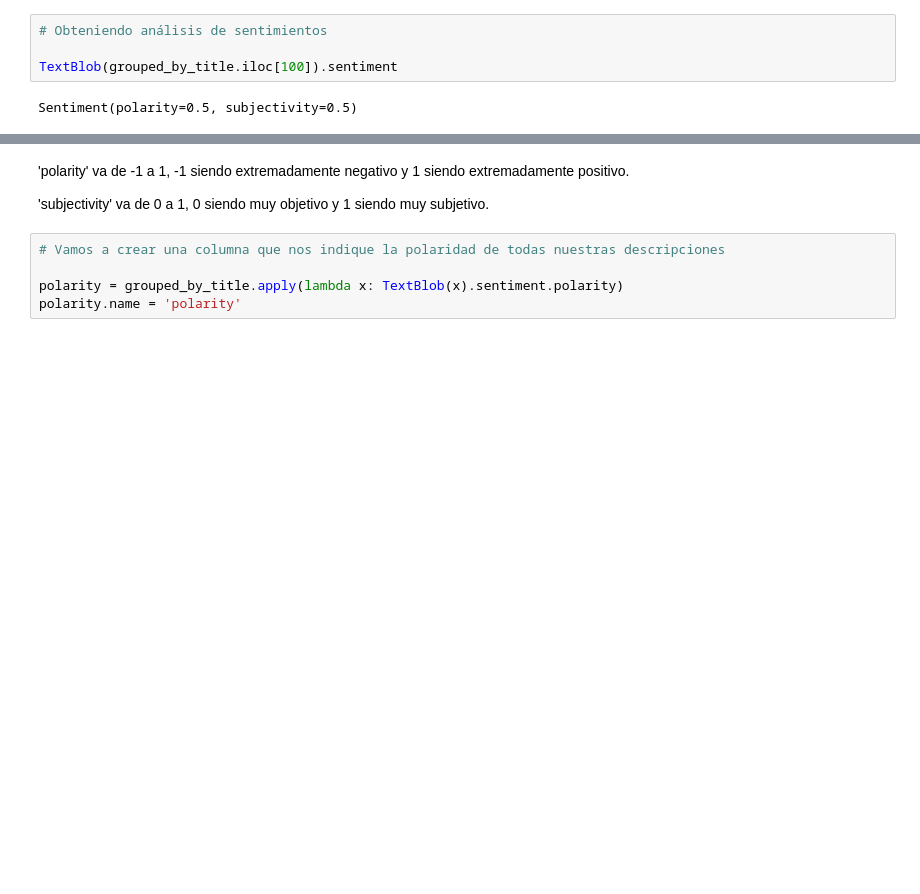
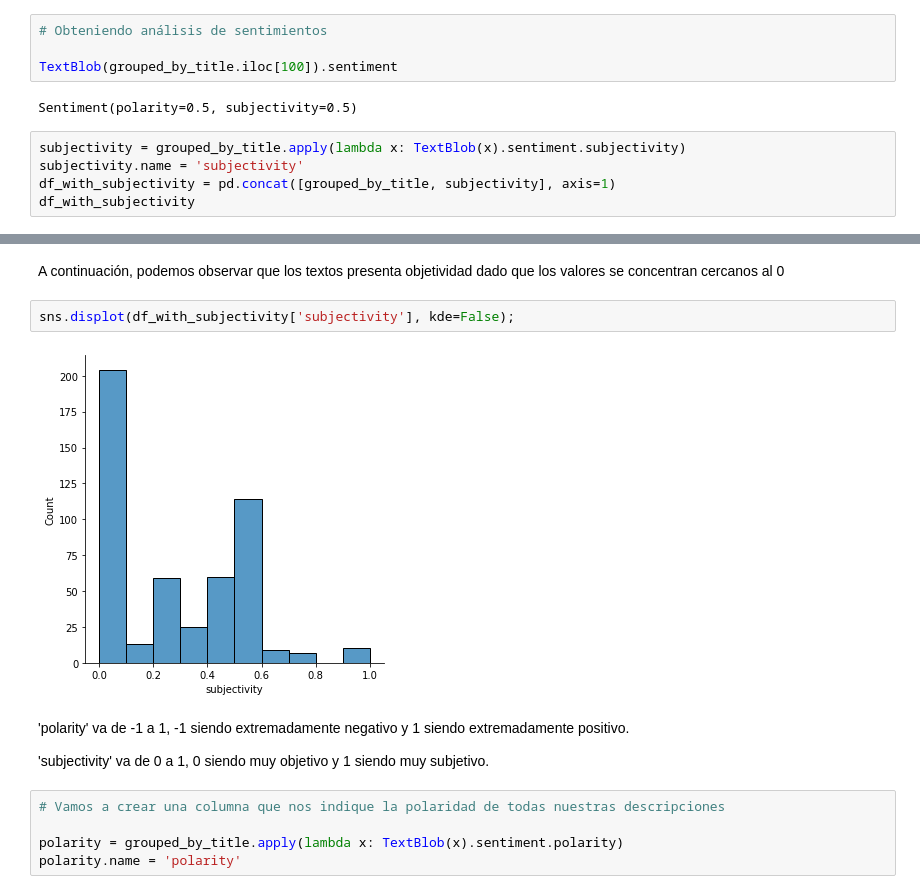
Before and after one commit to William2206/BEDU_Prototype_Data_Analysis, a Jupyter notebook: codigos/analisis_de_sentimientos_Infonavit.ipynb, the cells around one changed output, grey strips where cells are left out. Drawn from its saved outputs; the diff is of its cells as text; blank space fills up the shorter version.

```diff
--- a/codigos/analisis_de_sentimientos_Infonavit.ipynb
+++ b/codigos/analisis_de_sentimientos_Infonavit.ipynb
@@ -145,3 +145,8 @@ grouped_by_title.iloc[100]
 TextBlob(grouped_by_title.iloc[100]).sentiment
 # %% [output]
 Sentiment(polarity=0.5, subjectivity=0.5)
+# %%
+subjectivity = grouped_by_title.apply(lambda x: TextBlob(x).sentiment.subjectivity)
+subjectivity.name = 'subjectivity'
+df_with_subjectivity = pd.concat([grouped_by_title, subjectivity], axis=1)
+df_with_subjectivity
@@ -148,3 +167,9 @@ Sentiment(polarity=0.5, subjectivity=0.5)
+# %% [markdown]
+A continuación, podemos observar que los textos presenta objetividad dado que los valores se concentran cercanos al 0
+# %%
+sns.displot(df_with_subjectivity['subjectivity'], kde=False);
+# %% [output]
+[figure, added]
 # %% [markdown]
 'polarity' va de -1 a 1, -1 siendo extremadamente negativo y 1 siendo extremadamente positivo.
 
```
Also changed, not shown: parts of 2 cells of this notebook.
